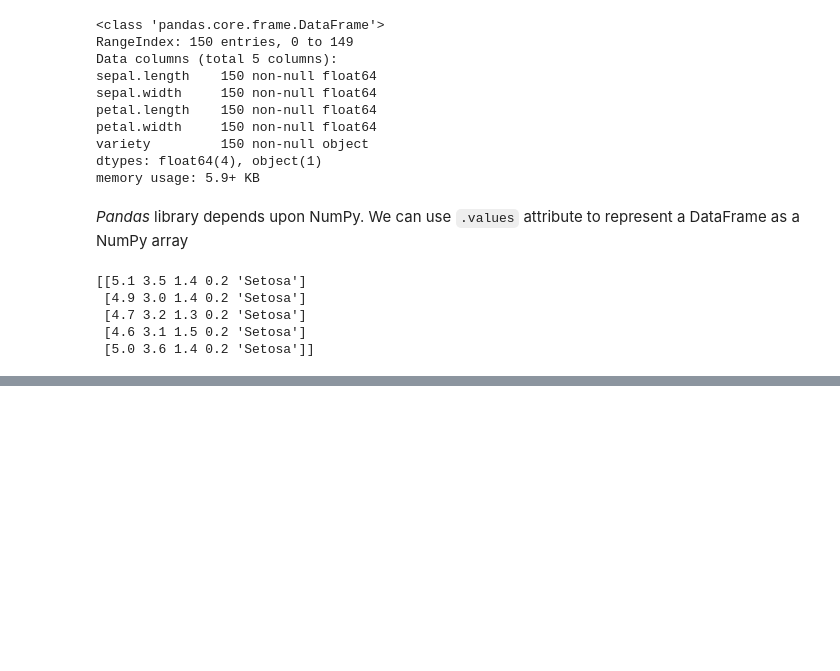
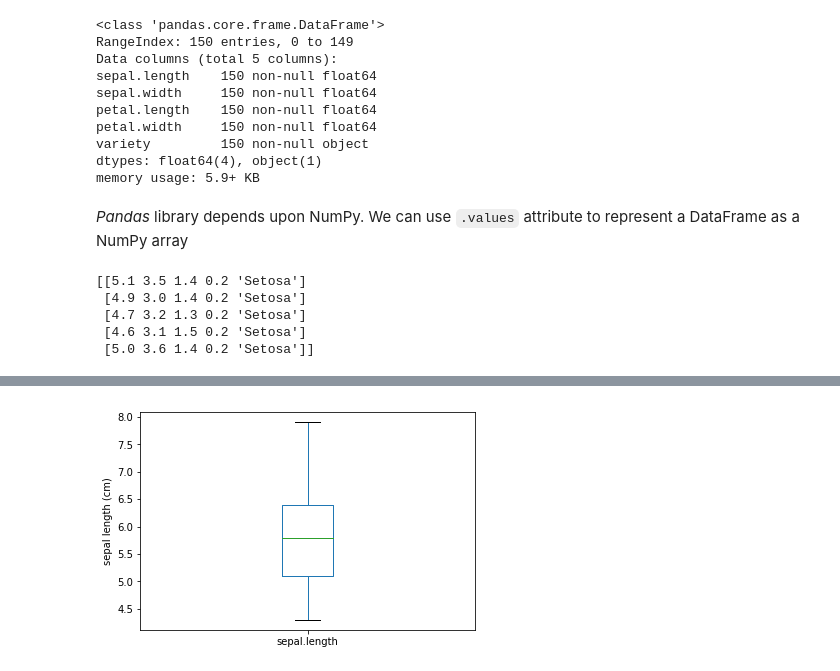
Before and after one commit to kaymal/python-teach, a Jupyter notebook: Python for Data Science/Data Analysis with Pandas.ipynb, the cells around one changed output, grey strips where cells are left out. Saved outputs shown, nothing was run; the diff lists cells and outputs as text; code cells hidden in the pictures; blank space fills up the shorter version.

```diff
--- a/Python for Data Science/Data Analysis with Pandas.ipynb
+++ b/Python for Data Science/Data Analysis with Pandas.ipynb
@@ -108,0 +206,6 @@ print(np_values[:5])
+# %%
+df.plot(y='sepal.length', kind='box') # Boxplot for a specific variable
+plt.ylabel('sepal length (cm)')
+plt.show()
+# %% [output]
+[figure, added]
```
Also changed, not shown: parts of 31 cells of this notebook.
